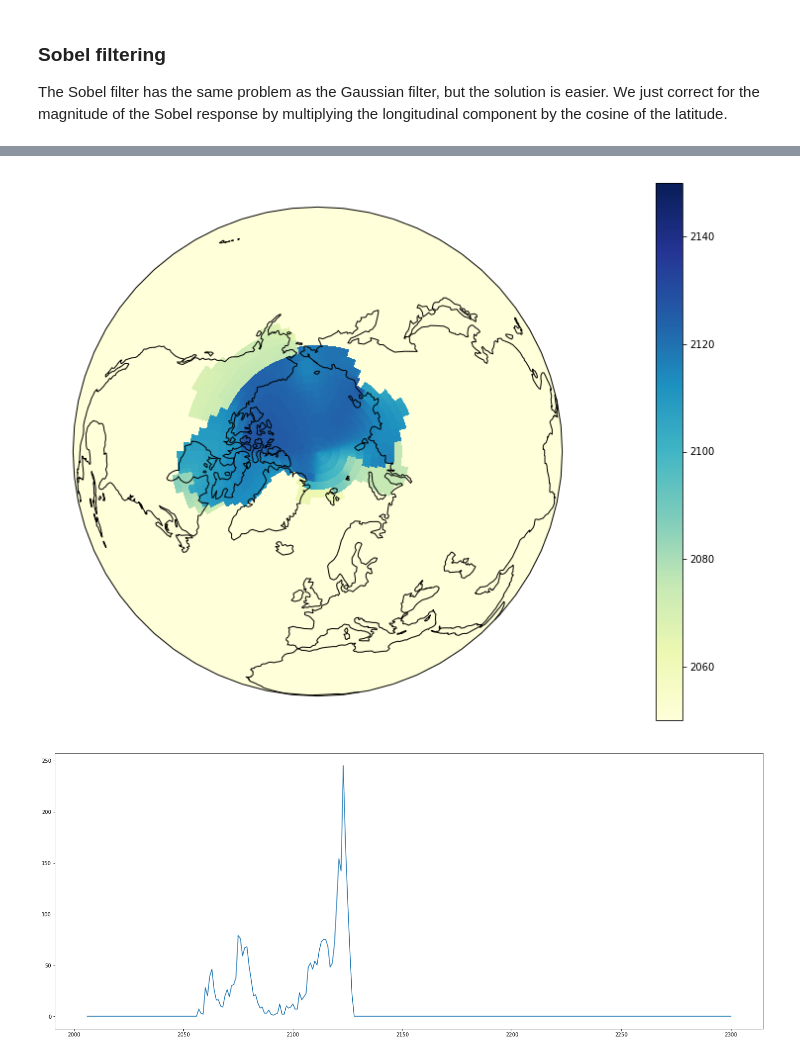
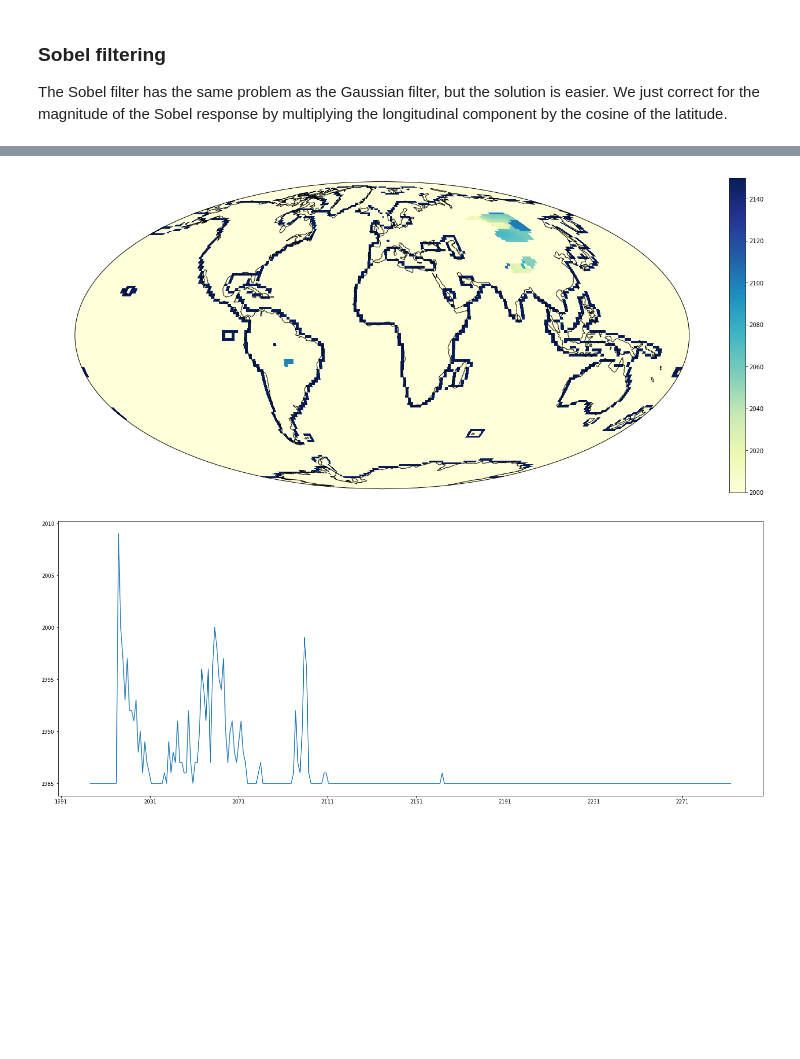
Before and after one commit to abrupt-climate/notebooks, a Jupyter notebook: Temperature.ipynb, the cells around one changed output, grey strips where cells are left out. Saved outputs shown, nothing was run; the diff lists cells and outputs as text; code cells hidden in the pictures; blank space fills up the shorter version.

Commit message:
better merging of data sets

```diff
--- a/Temperature.ipynb
+++ b/Temperature.ipynb
@@ -48,12 +45,14 @@ data = np.concatenate([get_data(f).variables[variable]], axis=0)
 Next we define a `box`. The box contains all information on the geometry of the data. It loads the lattitudes and longitudes of the grid points from the NetCDF file and computes quantities like resolution.
 # %%
 from datetime import date, timedelta
-start = date(1850, 1, 1)
 
-box = Box.from_netcdf(get_data(os.path.join(path, fn1)))
+box = data_set.box
 
 print("({:.6~P}, {:.6~P}, {:.6~P}) per pixel".format(*box.resolution))
 for t in box.time[:3]:
-    print(start + timedelta(t), end=', ')
+    print(box.date(t), end=', ')
 print(" ...")
+
+dt = box.time[1:] - box.time[:-1]
+print(dt.max(), dt.min())
 # %% [output]
@@ -120,9 +120,12 @@ Smoothing in the lattitudinal direction (N-S) is not affected by the projection;
 ### Sobel filtering
 The Sobel filter has the same problem as the Gaussian filter, but the solution is easier. We just correct for the magnitude of the Sobel response by multiplying the longitudinal component by the cosine of the latitude.
 # %%
-smooth_data = box[2::12].gaussian_filter(data[2::12], [10.0 * unit.year, 200 * unit.km, 200 * unit.km])
+data = data_set.data[2::12]
+ybox = box[2::12]
+
+smooth_data = ybox.gaussian_filter(data, [10.0 * unit.year, 200 * unit.km, 200 * unit.km])
 # %%
-sb = box[2::12].sobel_filter(smooth_data, weight=[100.*unit.year, 0.01*unit.km, 0.01*unit.km])
+sb = ybox.sobel_filter(smooth_data, weight=[100.*unit.year, 0.01*unit.km, 0.01*unit.km])
 # %%
 from hyper_canny import cp_edge_thinning, cp_double_threshold
 # %%
@@ -131,5 +135,5 @@ mask = cp_edge_thinning(dat)
 # %%
-edges = cp_double_threshold(data=dat, mask=mask, a=1./40, b=1./30)
+edges = cp_double_threshold(data=dat, mask=mask, a=1./750, b=1./500)
 m = edges.transpose([2, 1, 0])
 # %%
 plot_orthographic_np(box, np.sqrt(m.sum(axis=0)), cmap='GnBu')
@@ -138,12 +142,12 @@ plot_orthographic_np(box, np.sqrt(m.sum(axis=0)), cmap='GnBu')
 # %%
-plot_orthographic_np(box, 2006+(np.indices(m.shape)[0]*m).max(axis=0),  cmap='YlGnBu', vmin=2050, vmax=2150)
+years = np.array([d.year for d in ybox.dates])
+plot_mollweide(ybox, (years[:,None,None]*m).max(axis=0),  cmap='YlGnBu', vmin=2000, vmax=2150)
 # %% [output]
-[figure, old version]
+[figure, new version]
 # %%
-time = np.arange(m.shape[0]) + 2006
-plt.plot(time, m.sum(axis=1).sum(axis=1))
+plt.plot(ybox.dates, m.sum(axis=1).sum(axis=1))
 plt.show()
 # %% [output]
-[figure, old version]
+[figure, new version]
 # %%
 signal = np.abs(1./sb[3,:,:,:])
```
Also changed, not shown: parts of 12 cells of this notebook, 2 other files.
